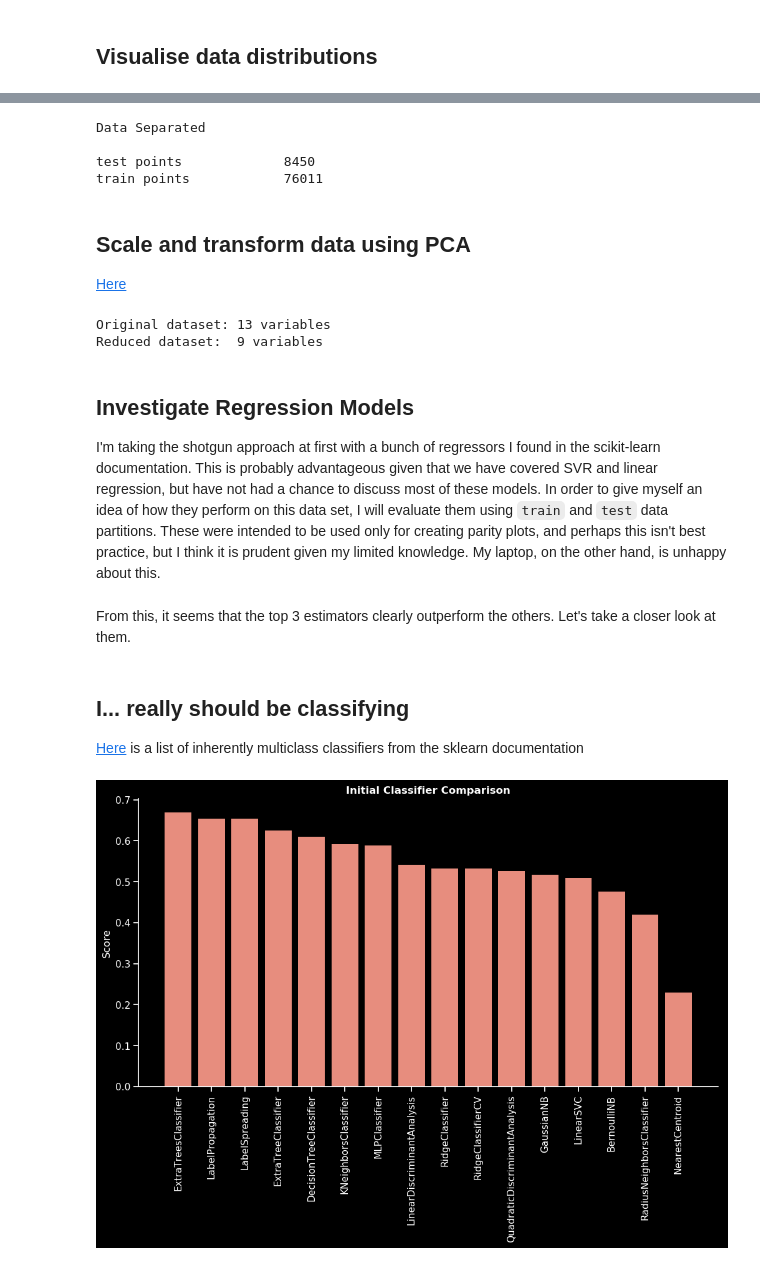
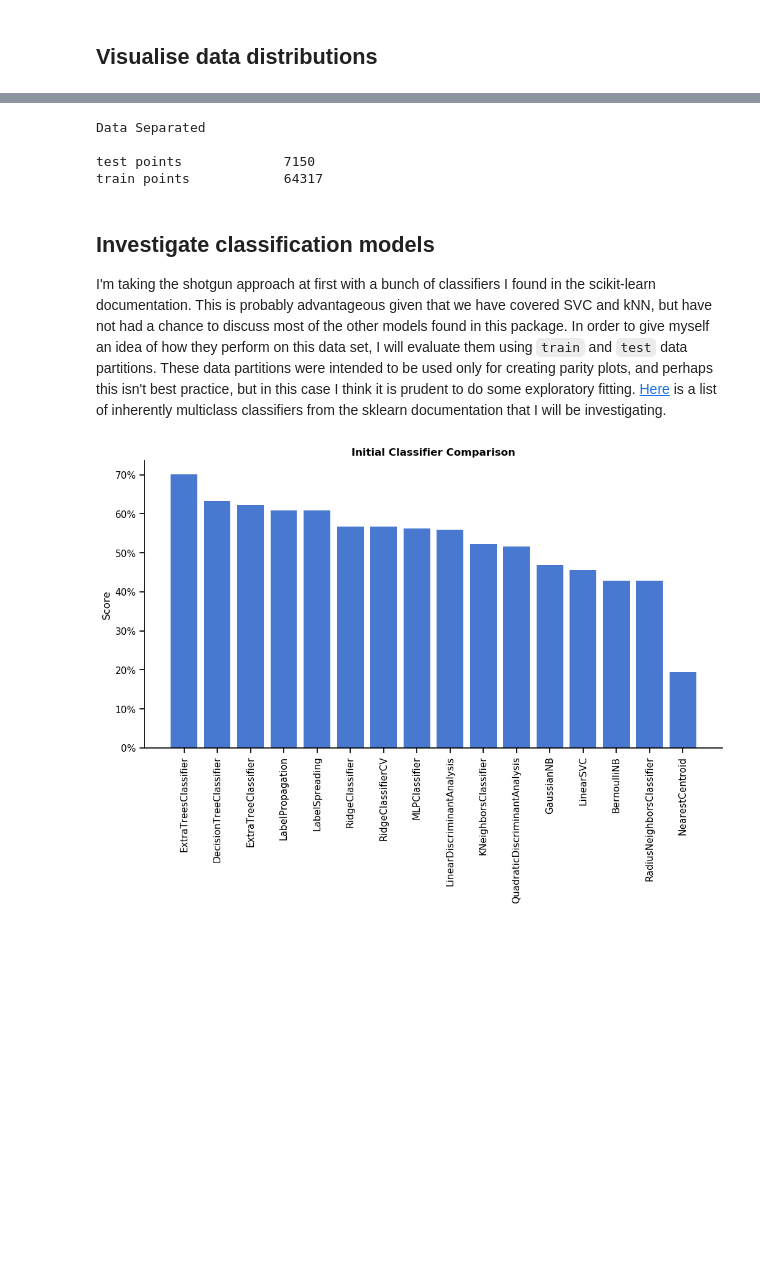
Before and after one commit to cartemic/CHE-599-intro-to-data-science, a Jupyter notebook: Project/Wine Quality.ipynb, the cells around one changed output, grey strips where cells are left out. Cells and saved outputs as stored; diff of their text form; code cells hidden in the pictures; blank space fills up the shorter version.

Commit message:
Almost finish project
Analysis is finished and notebook is mostly in order. Still need to
write a quick abstract and re-run everything so that the input and
output lines are in order.

```diff
--- a/Project/Wine Quality.ipynb
+++ b/Project/Wine Quality.ipynb
@@ -1,12 +10,9 @@
 # %%
-using CSV, DataFrames, PyPlot, PyCall, StatsBase, ScikitLearn, Statistics
-import ScikitLearn.CrossValidation: train_test_split, KFold
+using CSV, DataFrames, PyPlot, PyCall, StatsBase, ScikitLearn, Statistics, Printf
+import ScikitLearn.CrossValidation: train_test_split
 
-plt.style.use("dark_background")
 sns = pyimport("seaborn")
 sns.set_context("notebook")
 sns.set_palette("muted")
-rcParams = PyDict(matplotlib.rcParams)
-rcParams["axes.facecolor"] = "None"
 
 ENV["COLUMNS"] = 300;
@@ -131,11 +86,6 @@ X_train, X_test, y_train, y_test = train_test_split(
     train_size=0.9,
     shuffle=true
 )
-folds = KFold(
-    length(y_train),
-    n_folds=10,
-    shuffle=true
-)
 println("Data Separated")
 println()
 println("test points\t\t", length(X_test))
@@ -143,9 +93,5 @@ println("train points\t\t", length(X_train))
 # %% [output]
 Data Separated
 
-test points             8450
-train points            76011
+test points             7150
+train points            64317
-# %% [markdown]
-## Scale and transform data using PCA
-
-[Here](https://towardsdatascience.com/pca-using-python-scikit-learn-e653f8989e60)
@@ -158,22 +98,6 @@ X_test = scl.transform(X_test);
-# %%
-@sk_import decomposition: PCA
-pca = PCA(0.95)
-pca.fit(X_train)
-println("Original dataset: ", size(X_train)[2], " variables")
-println("Reduced dataset:  ", pca.n_components_, " variables")
-X_train = pca.transform(X_train)
-X_test = pca.transform(X_test);
-# %% [output]
-Original dataset: 13 variables
-Reduced dataset:  9 variables
 # %% [markdown]
-## Investigate Regression Models
-I'm taking the shotgun approach at first with a bunch of regressors I found in the scikit-learn documentation. This is probably advantageous given that we have covered SVR and linear regression, but have not had a chance to discuss most of these models. In order to give myself an idea of how they perform on this data set, I will evaluate them using `train` and `test` data partitions. These were intended to be used only for creating parity plots, and perhaps this isn't best practice, but I think it is prudent given my limited knowledge. My laptop, on the other hand, is unhappy about this.
+## Investigate classification models
+I'm taking the shotgun approach at first with a bunch of classifiers I found in the scikit-learn documentation. This is probably advantageous given that we have covered SVC and kNN, but have not had a chance to discuss most of the other models found in this package. In order to give myself an idea of how they perform on this data set, I will evaluate them using `train` and `test` data partitions. These data partitions were intended to be used only for creating parity plots, and perhaps this isn't best practice, but in this case I think it is prudent to do some exploratory fitting. [Here](https://scikit-learn.org/stable/modules/multiclass.html) is a list of inherently multiclass classifiers from the sklearn documentation that I will be investigating.
-# %% [markdown]
-From this, it seems that the top 3 estimators clearly outperform the others. Let's take a closer look at them.
-# %% [markdown]
-## I... really should be classifying
-[Here](https://scikit-learn.org/stable/modules/multiclass.html) is a list of inherently multiclass classifiers from the sklearn documentation
 # %%
 @sk_import naive_bayes: BernoulliNB
 @sk_import tree: DecisionTreeClassifier
@@ -185,8 +109,6 @@ From this, it seems that the top 3 estimators clearly outperform the others. Let
 @sk_import semi_supervised: LabelSpreading
 @sk_import discriminant_analysis: LinearDiscriminantAnalysis
 @sk_import svm: LinearSVC
-# @sk_import linear_model: LogisticRegression
-# @sk_import linear_model: LogisticRegressionCV
 @sk_import neural_network : MLPClassifier
 @sk_import neighbors: NearestCentroid
 @sk_import discriminant_analysis: QuadraticDiscriminantAnalysis
@@ -206,8 +128,6 @@ classifiers = DataFrame(
         "LabelSpreading",
         "LinearDiscriminantAnalysis",
         "LinearSVC",
-#         "LogisticRegression",
-#         "LogisticRegressionCV",
         "MLPClassifier",
         "NearestCentroid",
         "QuadraticDiscriminantAnalysis",
@@ -226,12 +146,10 @@ classifiers = DataFrame(
         LabelSpreading(),
         LinearDiscriminantAnalysis(),
         LinearSVC(multi_class="crammer_singer"),
-#         LogisticRegression(multi_class="multinomial"),
-#         LogisticRegressionCV(multi_class="multinomial"),
         MLPClassifier(),
         NearestCentroid(),
         QuadraticDiscriminantAnalysis(),
-        RadiusNeighborsClassifier(radius=10),
+        RadiusNeighborsClassifier(radius=100),
         RidgeClassifier(),
         RidgeClassifierCV(),
     ]
@@ -248,11 +166,12 @@ filter!(row->!isnan(row[:score]), classifiers)
 sort!(classifiers, :score, rev=true);
 # %%
 fig, ax = subplots(figsize=(12, 6))
-ax.bar(classifiers[!, :name], classifiers[!, :score], color=my_colors[:red])
+ax.bar(classifiers[!, :name], classifiers[!, :score], color="C0")
 ax.set_ylabel("Score")
+ax.yaxis.set_major_formatter(plt.matplotlib.ticker.PercentFormatter(xmax=1.0))
 ax.set_title("Initial Classifier Comparison", weight="bold")
 
 xticks(rotation=90)
 sns.despine()
 # %% [output]
-[figure, old version]
+[figure, new version]
```
Also changed, not shown: parts of 33 cells of this notebook, 1 other file.
